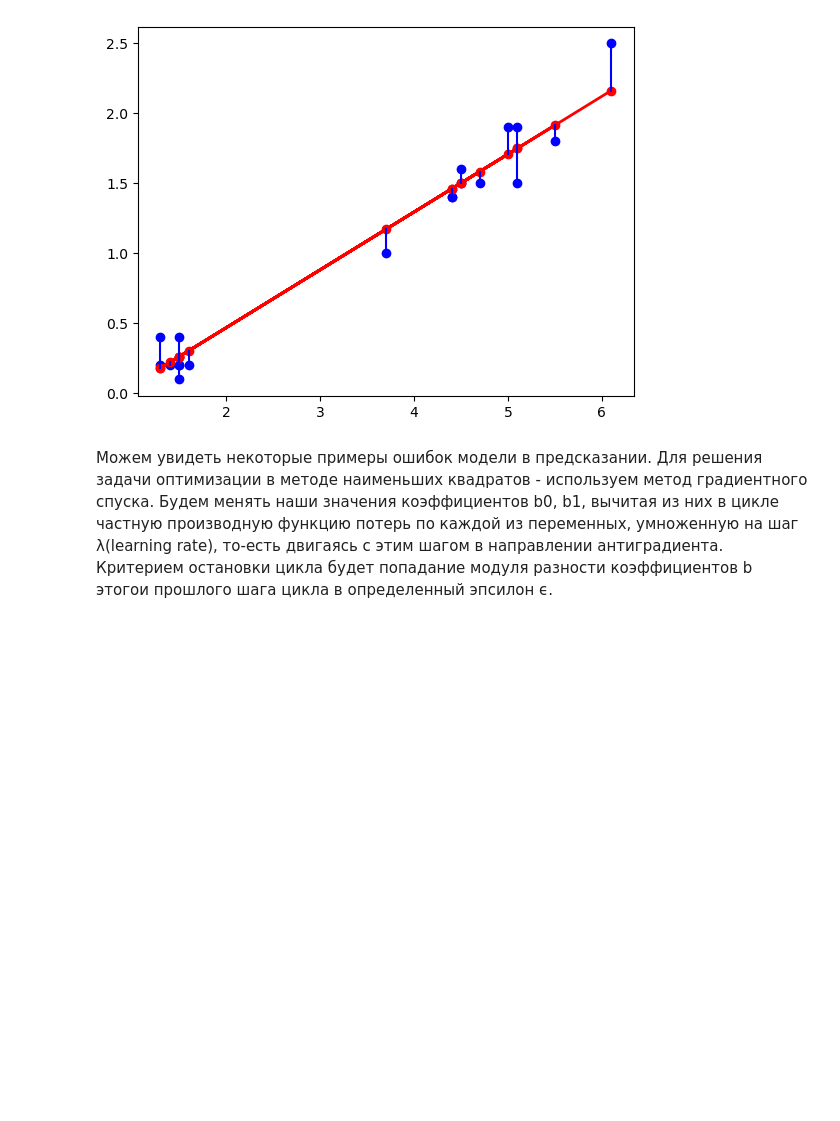
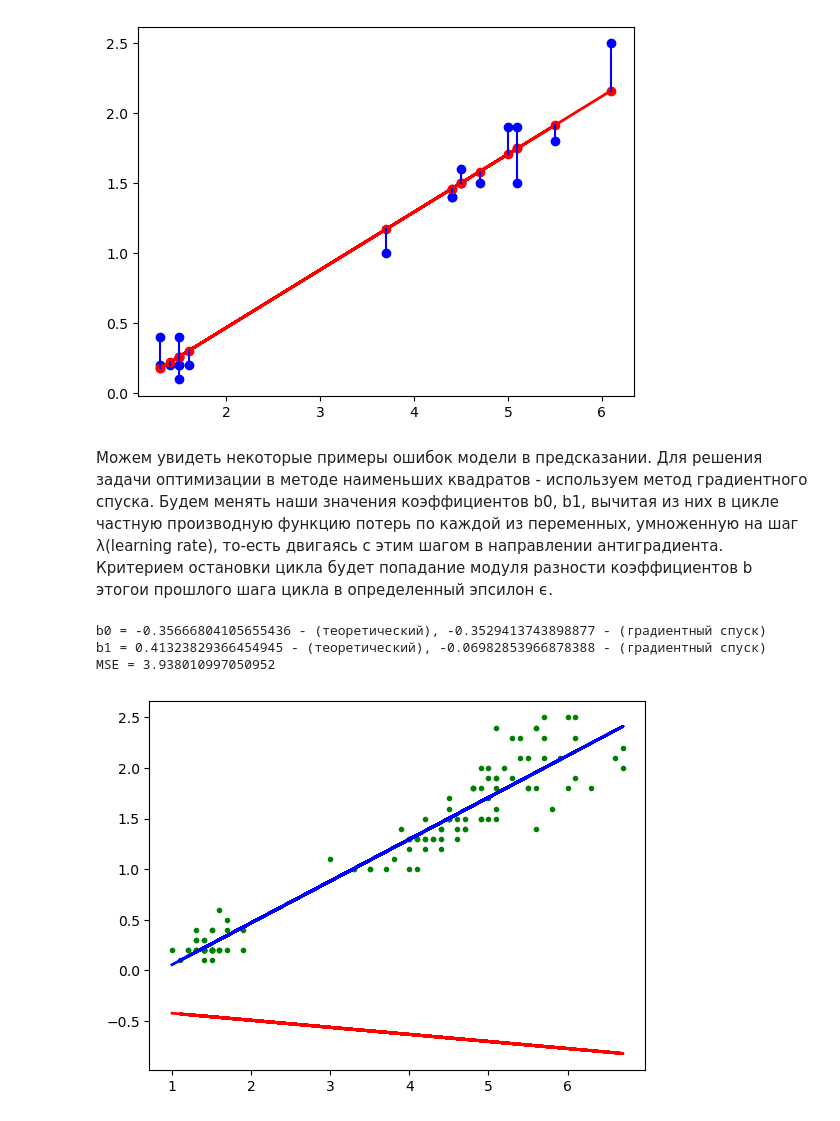
Before and after one commit to KZLZG/TML, a Jupyter notebook: Lab4/lab-4.ipynb, the cells around one changed output. Saved outputs shown, nothing was run; the diff lists cells and outputs as text; code cells hidden in the pictures; blank space fills up the shorter version.

```diff
--- a/Lab4/lab-4.ipynb
+++ b/Lab4/lab-4.ipynb
@@ -128,6 +133,3 @@ plt.show()
 [figure]
 # %% [markdown]
 Мы аналитически нашли коэффициенты для уравнения нашей зависимости. Зададим функцию потерь как квадрат ошибки между истинными(данными) и предсказанными(лежащими на прямой).
-# %%
-x_training_data = x_training_data.to_frame()
-y_training_data = y_training_data.to_frame()
@@ -151,7 +151,6 @@ plt.show()
 # %% [markdown]
 Можем увидеть некоторые примеры ошибок модели в предсказании. Для решения задачи оптимизации в методе наименьших квадратов - используем метод градиентного спуска. Будем менять наши значения коэффициентов b0, b1, вычитая из них в цикле частную производную функцию потерь по каждой из переменных, умноженную на шаг λ(learning rate), то-есть двигаясь с этим шагом в направлении антиградиента. Критерием остановки цикла будет попадание модуля разности коэффициентов b этогои прошлого шага цикла в определенный эпсилон ϵ.
 # %%
-# Простейшая реализация градиентного спуска
 def gradient_descent(x_array : np.ndarray,
                      y_array : np.ndarray,
                      b0_0 : float,
@@ -165,6 +164,7 @@ def gradient_descent(x_array : np.ndarray,
     for i in range(epochs):
         # Вычисление новых предсказанных значений
         y_pred = b1 * x_array + b0
+        type(y_pred)
         # Расчет градиентов
         dL_db1 = (-2/k) * np.sum(np.multiply(x_array, (y_array - y_pred)))
         dL_db0 = (-2/k) * np.sum(y_array - y_pred)
@@ -175,12 +175,16 @@ def gradient_descent(x_array : np.ndarray,
     y_pred = b1 * x_array + b0
     return b0, b1, y_pred
 # %%
-def show_gradient_descent(epochs, b0_0, b1_0):
-    grad_b0, grad_b1, grad_y_pred = gradient_descent(x_array, y_array, b0_0, b1_0, epochs)
-    print('b0 = {} - (теоретический), {} - (градиентный спуск)'.format(b0, grad_b0))
-    print('b1 = {} - (теоретический), {} - (градиентный спуск)'.format(b1, grad_b1))
-    print('MSE = {}'.format(mean_squared_error(y_array_regr, grad_y_pred)))
-    plt.plot(x_training_data, y_array, 'g.')
-    plt.plot(x_training_data, y_array_regr, 'b', linewidth=2.0)
-    plt.plot(x_training_data, grad_y_pred, 'r', linewidth=2.0)
-    plt.show()
+grad_b0, grad_b1, grad_y_pred = gradient_descent(x_training_data, y_training_data, b0, b1-0.5, 1)
+print('b0 = {} - (теоретический), {} - (градиентный спуск)'.format(b0, grad_b0))
+print('b1 = {} - (теоретический), {} - (градиентный спуск)'.format(b1, grad_b1))
+print('MSE = {}'.format(mean_squared_error(y_array_regr, grad_y_pred)))
+plt.plot(x_training_data, y_training_data, 'g.')
+plt.plot(x_training_data, y_array_regr, 'b', linewidth=2.0)
+plt.plot(x_training_data, grad_y_pred, 'r', linewidth=2.0)
+plt.show()
+# %% [output]
+b0 = -0.35666804105655436 - (теоретический), -0.3529413743898877 - (градиентный спуск)
+b1 = 0.41323829366454945 - (теоретический), -0.06982853966878388 - (градиентный спуск)
+MSE = 3.938010997050952
+[figure, added]
```
Also changed, not shown: parts of 70 cells of this notebook.
